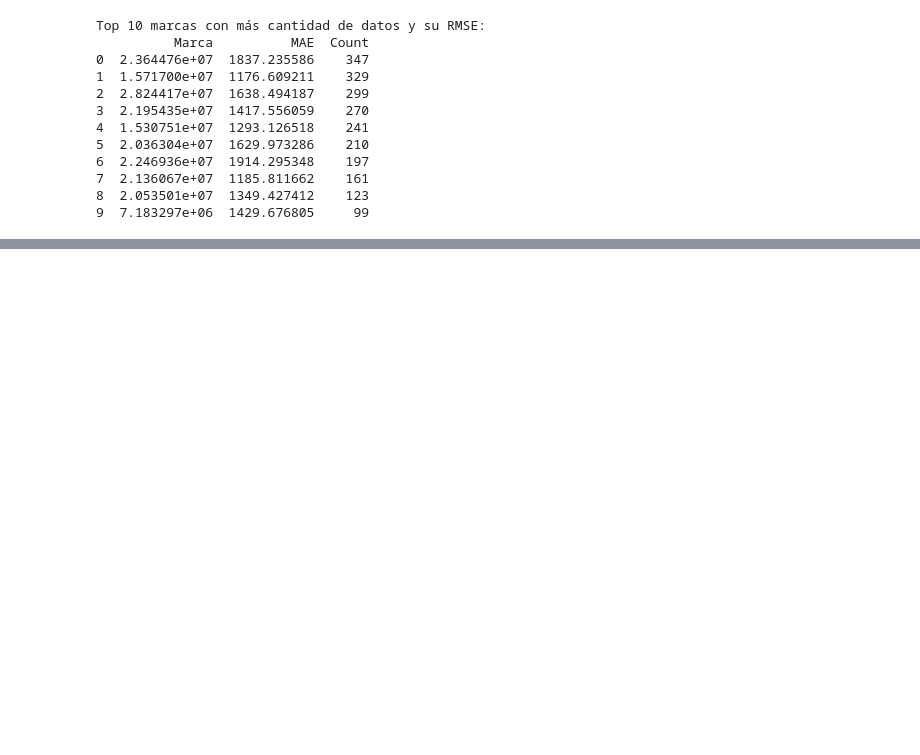
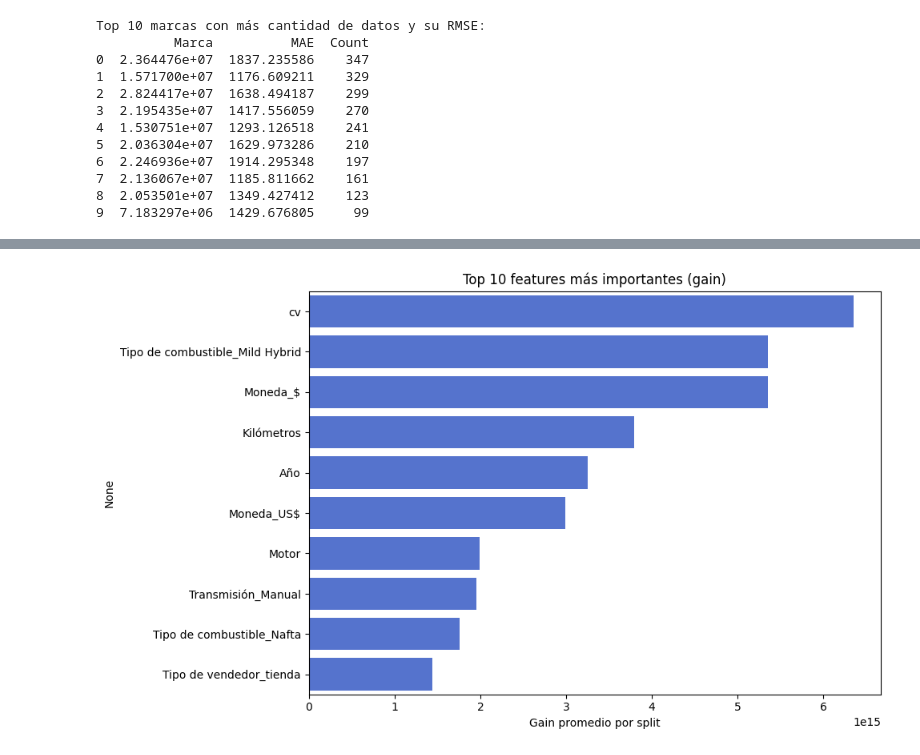
Before and after one commit to varbelaiz/suv-price-prediction, a Jupyter notebook: modelos/result_analisys.ipynb, the cells around one changed output, grey strips where cells are left out. Drawn from its saved outputs; the diff is of its cells as text; code cells hidden in the pictures; blank space fills up the shorter version.

```diff
--- a/modelos/result_analisys.ipynb
+++ b/modelos/result_analisys.ipynb
@@ -166,3 +183,24 @@ Top 10 marcas con más cantidad de datos y su RMSE:
 7  2.136067e+07  1185.811662    161
 8  2.053501e+07  1349.427412    123
 9  7.183297e+06  1429.676805     99
+# %%
+params = {
+    "subsample": 1.0,
+    "reg_lambda": 1,
+    "reg_alpha": 0.01,
+    "n_estimators": 600,
+    "max_depth": 6,
+    "learning_rate": 0.1,
+    "gamma": 0,
+    "colsample_bytree": 0.6,
+    "random_state": 42,
+}
+columns_todrop = ['Marca', 'Modelo', 'Versión']
+
+model = XGBRegressor(**params)
+model.fit(X_train.drop(columns = columns_todrop), y_train)
+
+y_pred_train = model.predict(X_train.drop(columns = columns_todrop))
+y_pred_val = model.predict(X_val.drop(columns = columns_todrop))
+
+metrics = calculate_metrics(y_train, y_pred_train, y_val, y_pred_val)
@@ -168,0 +216,14 @@ Top 10 marcas con más cantidad de datos y su RMSE:
+# %%
+booster = model.get_booster()
+fmap = booster.get_score(importance_type='gain')
+all_features = {f: fmap.get(f, 0.0) for f in booster.feature_names}
+feat_importance = pd.Series(all_features).sort_values(ascending=False).head(10)
+
+plt.figure(figsize=(10, 6))
+sns.barplot(x=feat_importance.values, y=feat_importance.index, color='royalblue')
+plt.title("Top 10 features más importantes (gain)")
+plt.xlabel("Gain promedio por split")
+plt.tight_layout()
+plt.show()
+# %% [output]
+[figure, added]
```
Also changed, not shown: parts of 3 cells of this notebook, 2 other files.
